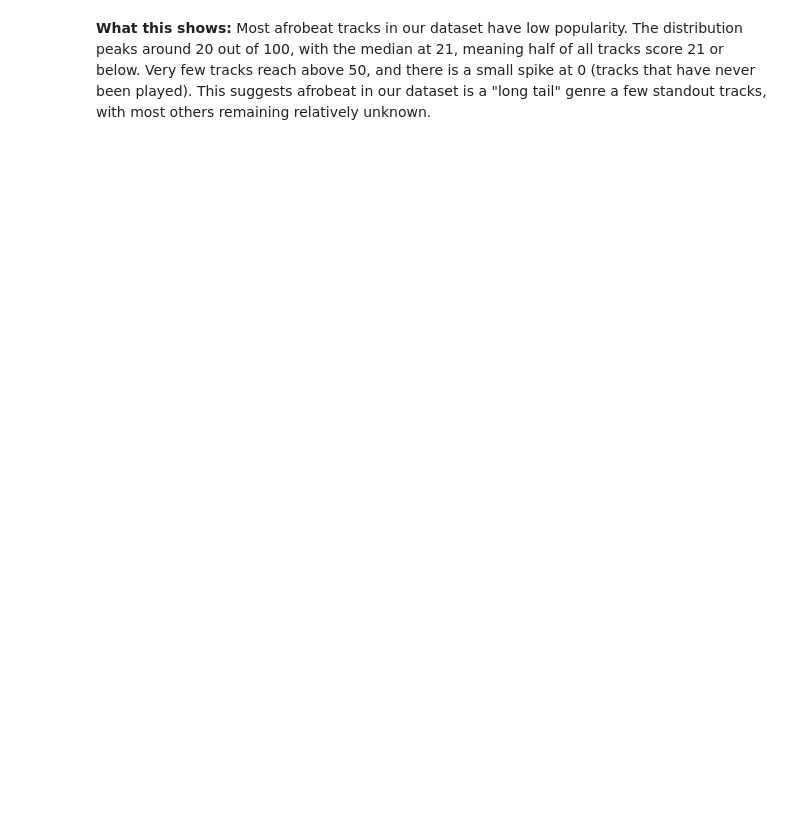
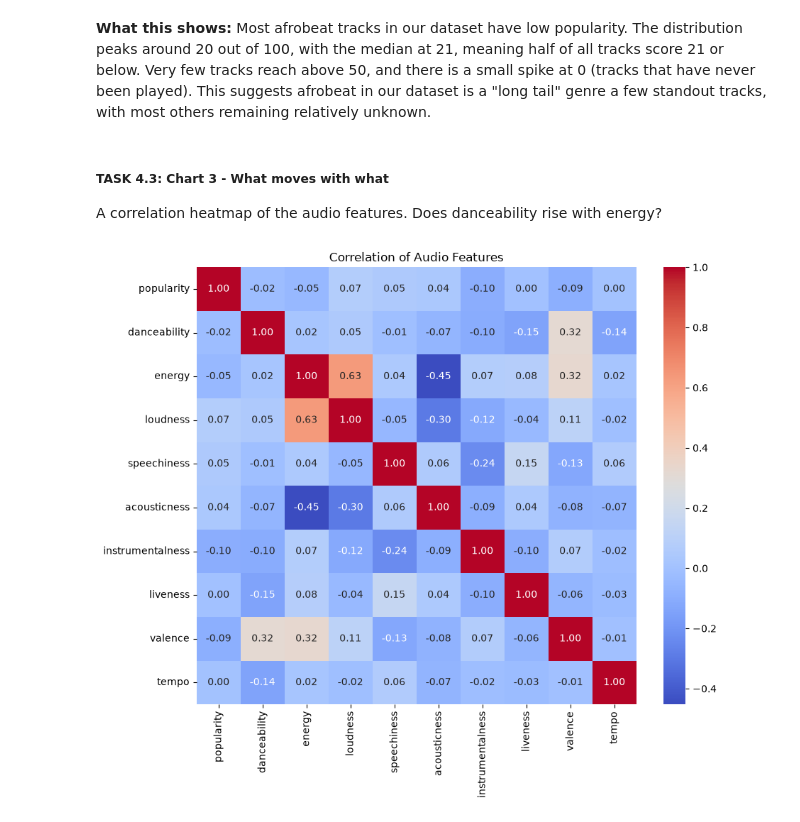
Before and after one commit to Tdaniels4real/music-popularity-capstone, a Jupyter notebook: music_popularity_capstone.ipynb, the cells around one changed output. Drawn from its saved outputs; the diff is of its cells as text; code cells hidden in the pictures; blank space fills up the shorter version.

Commit message:
data: complete exploratory data analysis for charts 3 and 4

```diff
--- a/music_popularity_capstone.ipynb
+++ b/music_popularity_capstone.ipynb
@@ -404,3 +406,17 @@ plt.show()
 # %% [markdown]
 **What this shows:**
 Most afrobeat tracks in our dataset have low popularity. The distribution peaks around 20 out of 100, with the median at 21, meaning half of all tracks score 21 or below. Very few tracks reach above 50, and there is a small spike at 0 (tracks that have never been played). This suggests afrobeat in our dataset is a "long tail" genre a few standout tracks, with most others remaining relatively unknown.
+# %% [markdown]
+##### TASK 4.3: Chart 3 - What moves with what
+
+A correlation heatmap of the audio features. Does danceability rise with energy?
+# %%
+audio = ['popularity', 'danceability', 'energy', 'loudness', 'speechiness',
+         'acousticness', 'instrumentalness', 'liveness', 'valence', 'tempo']
+
+plt.figure(figsize=(10, 8))
+sns.heatmap(df[audio].corr(), annot=True, cmap='coolwarm', fmt='.2f')
+plt.title('Correlation of Audio Features')
+plt.show()
+# %% [output]
+[figure, added]
```
Also changed, not shown: parts of 19 cells of this notebook.
